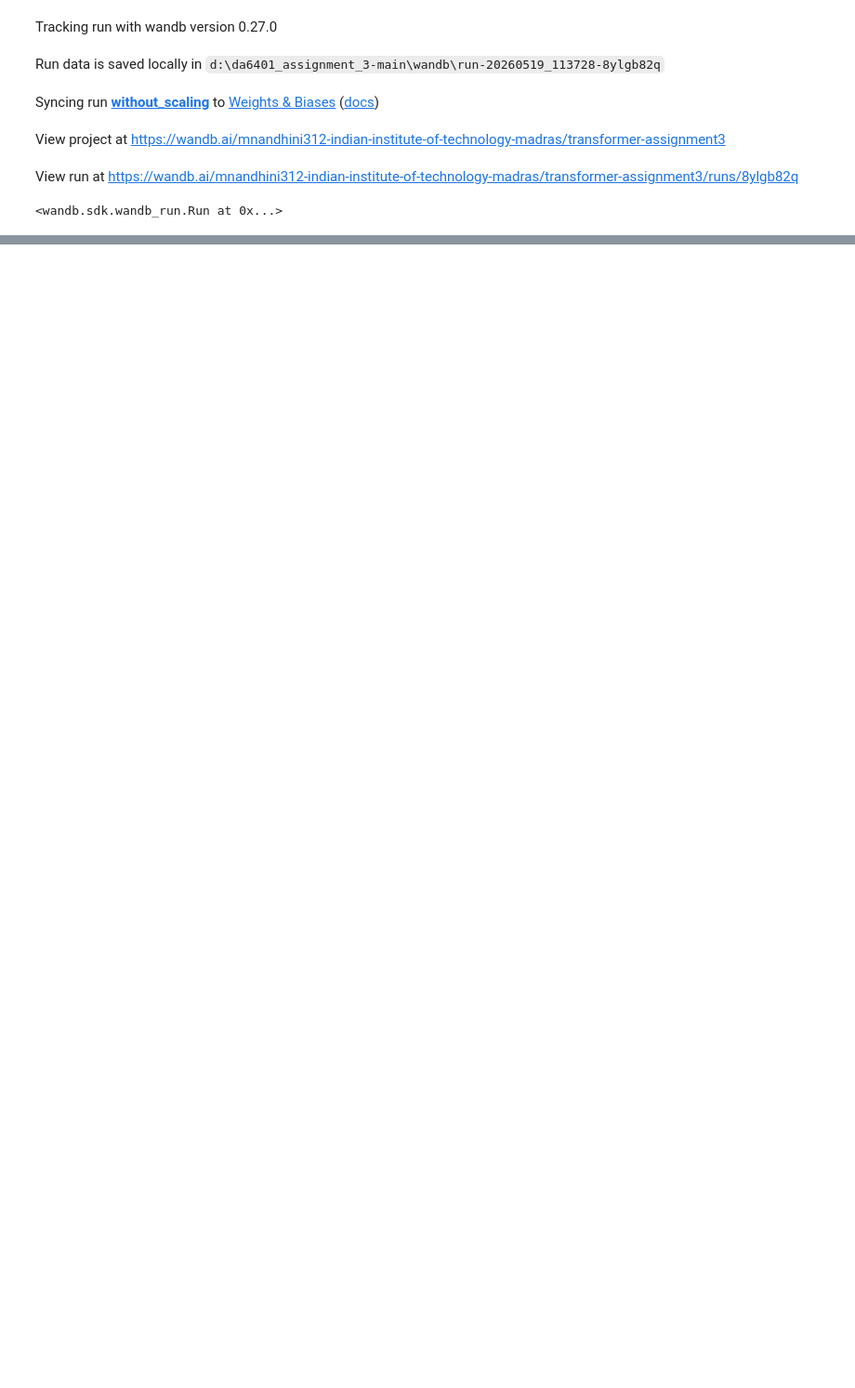
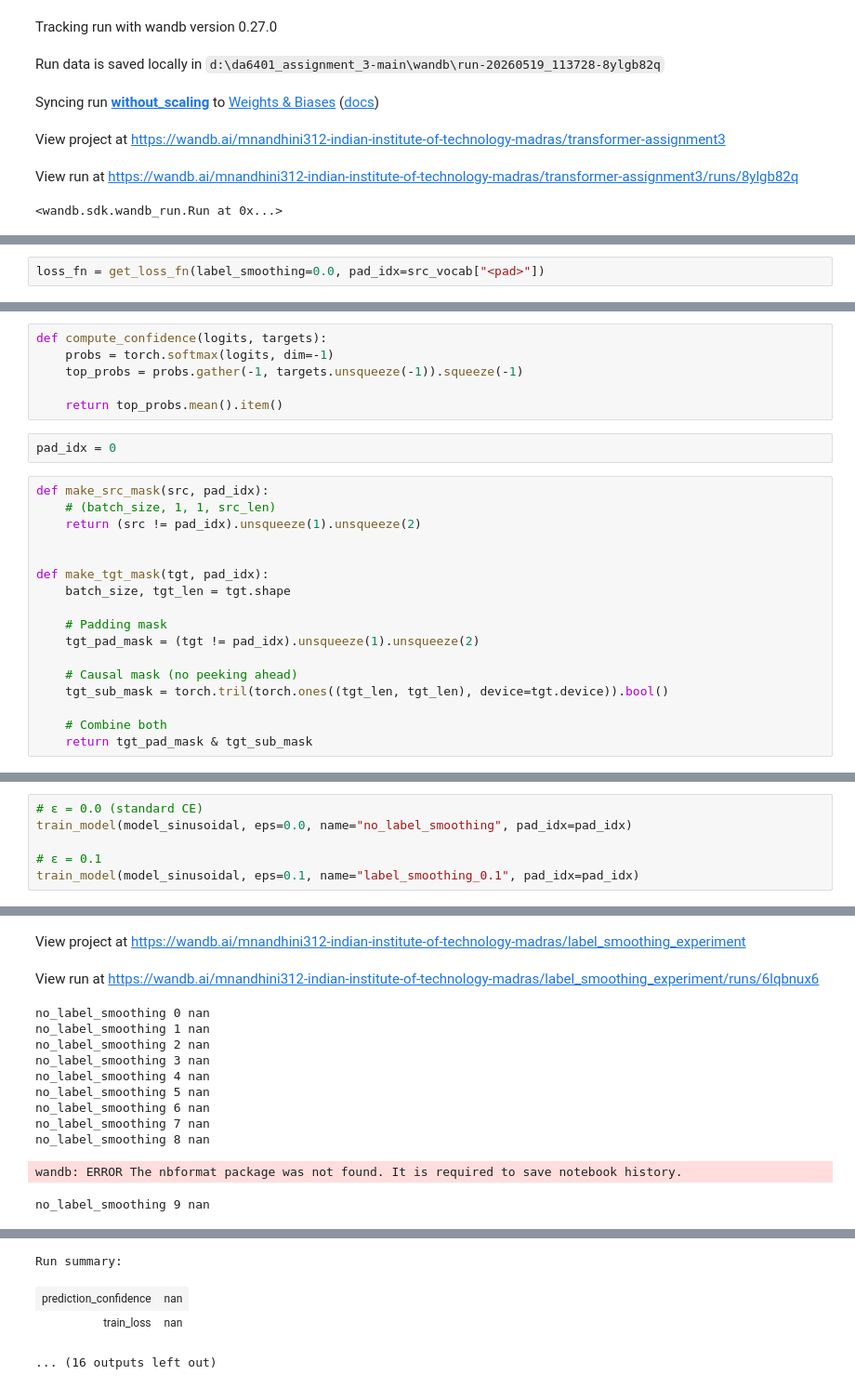
Before and after one commit to Nandhini30-cmd/Transformer_assignment3, a Jupyter notebook: Assignment3_report.ipynb, the cells around one changed output, grey strips where cells are left out. Shown at 93% size. Saved outputs shown, nothing was run; the diff lists cells and outputs as text; blank space fills up the shorter version.

```diff
--- a/Assignment3_report.ipynb
+++ b/Assignment3_report.ipynb
@@ -1241,0 +1542,2 @@ TypeError: MultiHeadAttention.forward() missing 2 required positional arguments:
+# %%
+loss_fn = get_loss_fn(label_smoothing=0.0, pad_idx=src_vocab["<pad>"])
@@ -1241,0 +2067,25 @@ TypeError: MultiHeadAttention.forward() missing 2 required positional arguments:
+# %%
+def compute_confidence(logits, targets):
+    probs = torch.softmax(logits, dim=-1)
+    top_probs = probs.gather(-1, targets.unsqueeze(-1)).squeeze(-1)
+
+    return top_probs.mean().item()
+# %%
+pad_idx = 0
+# %%
+def make_src_mask(src, pad_idx):
+    # (batch_size, 1, 1, src_len)
+    return (src != pad_idx).unsqueeze(1).unsqueeze(2)
+
+
+def make_tgt_mask(tgt, pad_idx):
+    batch_size, tgt_len = tgt.shape
+
+    # Padding mask
+    tgt_pad_mask = (tgt != pad_idx).unsqueeze(1).unsqueeze(2)
+
+    # Causal mask (no peeking ahead)
+    tgt_sub_mask = torch.tril(torch.ones((tgt_len, tgt_len), device=tgt.device)).bool()
+
+    # Combine both
+    return tgt_pad_mask & tgt_sub_mask
@@ -1241,0 +2149,7 @@ TypeError: MultiHeadAttention.forward() missing 2 required positional arguments:
+# %%
+# ε = 0.0 (standard CE)
+train_model(model_sinusoidal, eps=0.0, name="no_label_smoothing", pad_idx=pad_idx)
+
+# ε = 0.1
+train_model(model_sinusoidal, eps=0.1, name="label_smoothing_0.1", pad_idx=pad_idx)
+# %% [output]
@@ -1241,0 +2160,13 @@ TypeError: MultiHeadAttention.forward() missing 2 required positional arguments:
+View project at https://wandb.ai/mnandhini312-indian-institute-of-technology-madras/label_smoothing_experiment
+View run at https://wandb.ai/mnandhini312-indian-institute-of-technology-madras/label_smoothing_experiment/runs/6lqbnux6
+no_label_smoothing 0 nan
+no_label_smoothing 1 nan
+no_label_smoothing 2 nan
+no_label_smoothing 3 nan
+no_label_smoothing 4 nan
+no_label_smoothing 5 nan
+no_label_smoothing 6 nan
+no_label_smoothing 7 nan
+no_label_smoothing 8 nan
+wandb: ERROR The nbformat package was not found. It is required to save notebook history.
+no_label_smoothing 9 nan
@@ -1241,0 +2174,4 @@ TypeError: MultiHeadAttention.forward() missing 2 required positional arguments:
+Run summary:
+| prediction_confidence | nan |
+| train_loss | nan |
+... (16 outputs left out)
```
Also changed, not shown: parts of 66 cells of this notebook, 2 other files.
